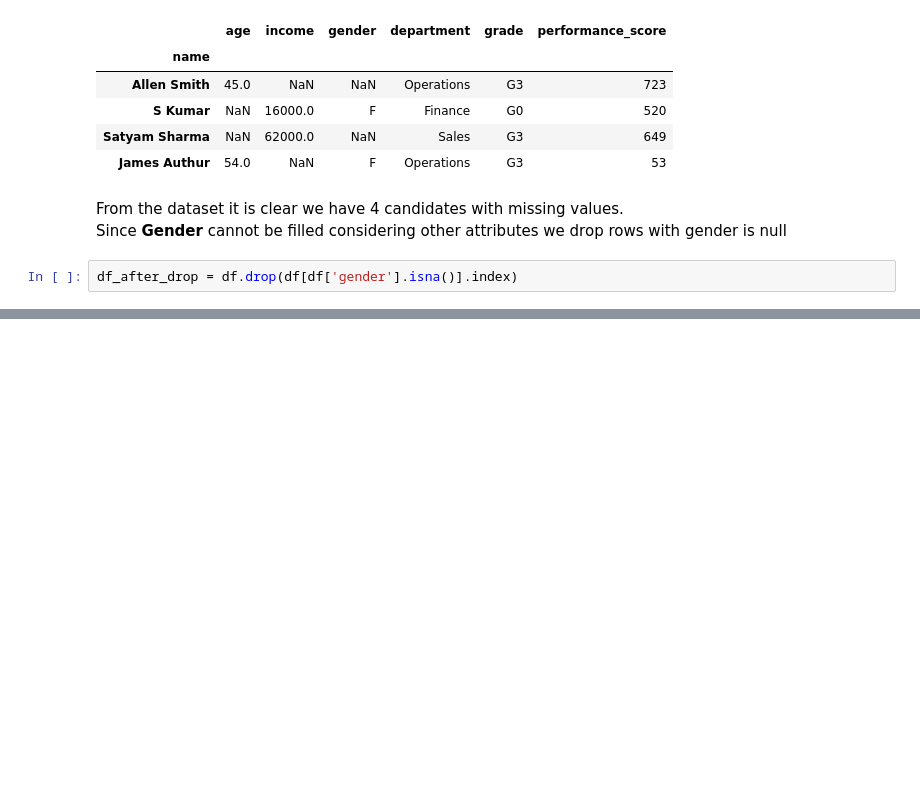
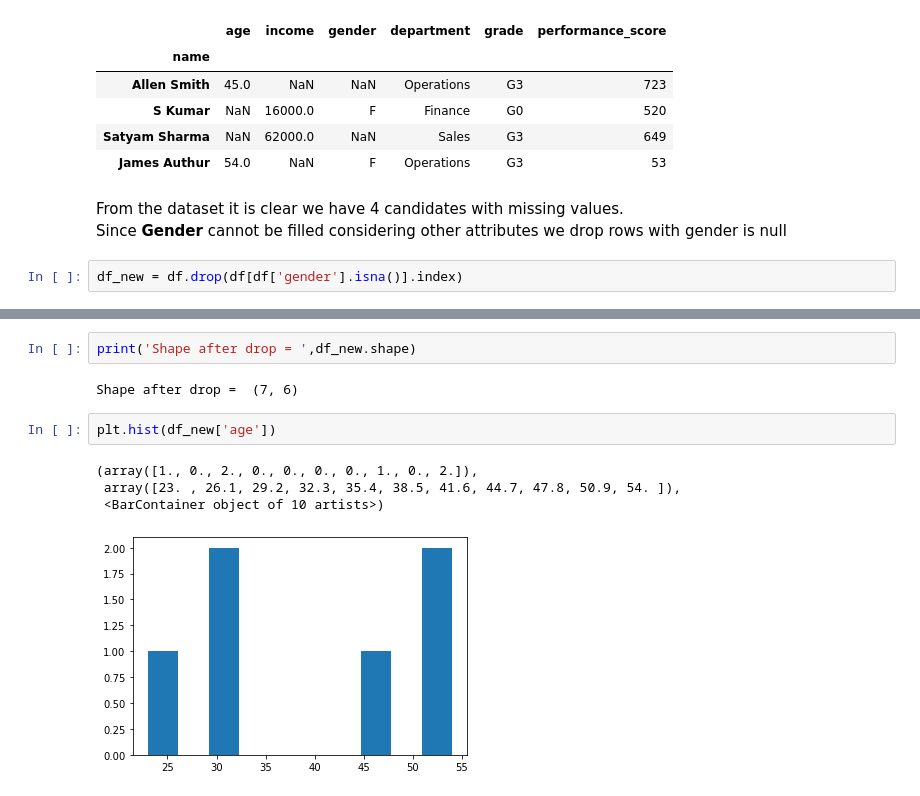
Before and after one commit to sreeh4ri/ictk_projects, a Jupyter notebook: notebooks/act-week10.ipynb, the cells around one changed output, grey strips where cells are left out. Drawn from its saved outputs; the diff is of its cells as text; blank space fills up the shorter version.

```diff
--- a/notebooks/act-week10.ipynb
+++ b/notebooks/act-week10.ipynb
@@ -130,5 +131,5 @@ Number of NAN rows =  4
 From the dataset it is clear we have 4 candidates with missing values.<br>
 Since **Gender** cannot be filled considering other attributes we drop rows with gender is null
 # %%
-df_after_drop = df.drop(df[df['gender'].isna()].index)
+df_new = df.drop(df[df['gender'].isna()].index)
 # %%
@@ -143,3 +144,14 @@ df_after_drop
 | James Authur | 54.0 | NaN | F | Operations | G3 | 53 |
 | Josh Wills | 54.0 | 52000.0 | F | Finance | G3 | 901 |
 | Leo Duck | 23.0 | 98000.0 | M | Sales | G4 | 709 |
+# %%
+print('Shape after drop = ',df_new.shape)
+# %% [output]
+Shape after drop =  (7, 6)
+# %%
+plt.hist(df_new['age'])
+# %% [output]
+(array([1., 0., 2., 0., 0., 0., 0., 1., 0., 2.]),
+ array([23. , 26.1, 29.2, 32.3, 35.4, 38.5, 41.6, 44.7, 47.8, 50.9, 54. ]),
+ <BarContainer object of 10 artists>)
+[figure, added]
```
Also changed, not shown: parts of 21 cells of this notebook.
